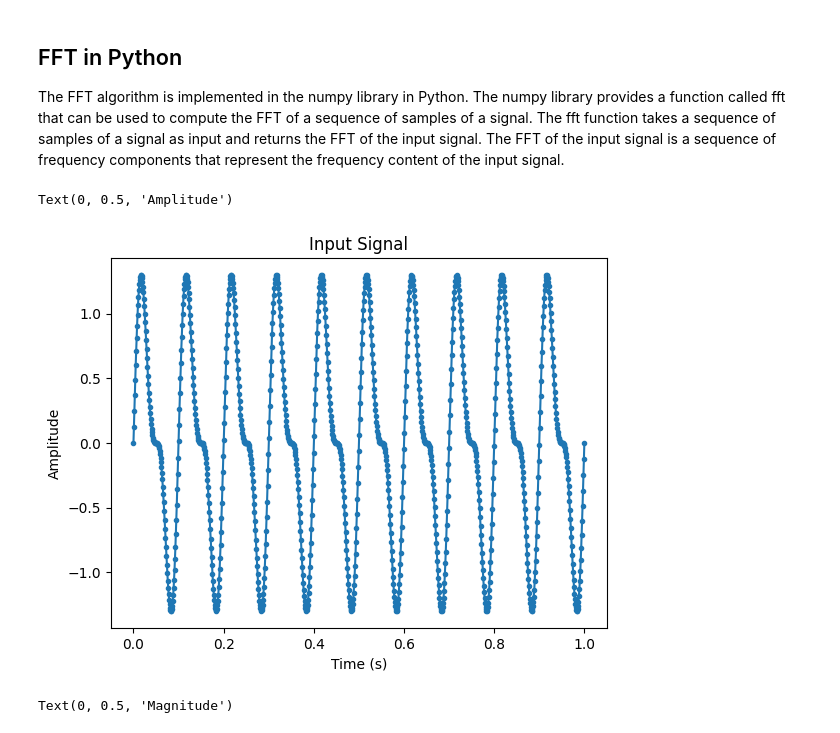
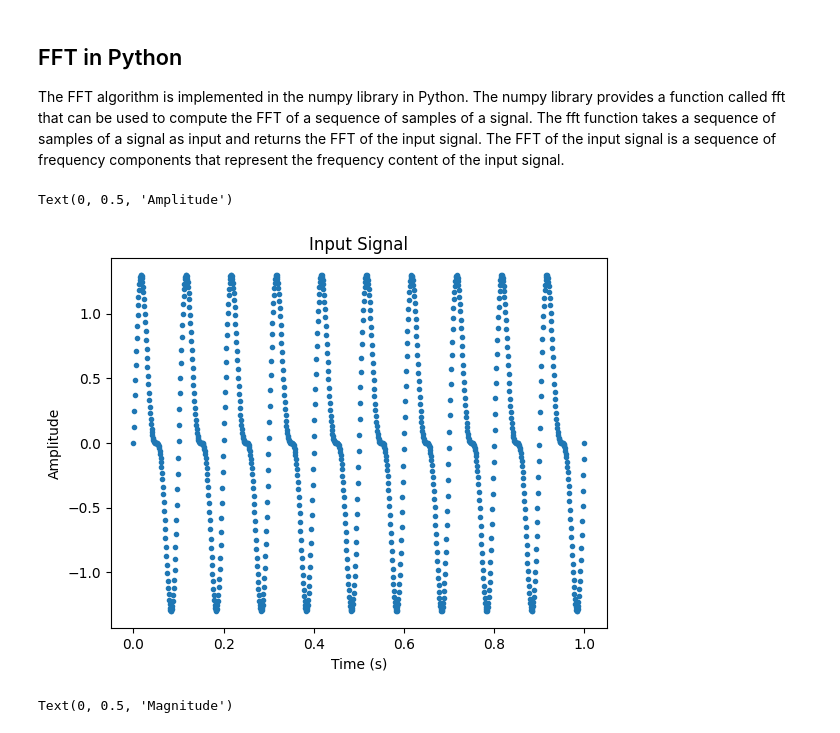
Before and after one commit to brash99/phys340, a Jupyter notebook: JupyterNotebooks/Fourier_Series/FourierTransform.ipynb, the cells around one changed output. Cells and saved outputs as stored; diff of their text form; code cells hidden in the pictures.

```diff
--- a/JupyterNotebooks/Fourier_Series/FourierTransform.ipynb
+++ b/JupyterNotebooks/Fourier_Series/FourierTransform.ipynb
@@ -25,34 +25,34 @@ The FFT algorithm is implemented in the numpy library in Python. The numpy libra
 # %%
 import numpy as np
 import matplotlib.pyplot as plt
 
 # Generate a sequence of samples of a signal
 # this is a sum of two sine waves with frequencies 10 Hz and 20 Hz
 # the sampling frequency is 1000 Hz
 # the signal has 1000 samples
 # the duration of the signal is 1 second
 # the amplitude of the sine waves is 1 and 0.5, respectively
 #
 # the Nyquist frequency is 500 Hz
 # the frequency resolution is 1 Hz
 #
 # the FFT of the signal SHOULD, therefore, have 500 frequency components
 # the frequency range of the FFT will be from 0 Hz to 500 Hz
 # the magnitude of the FFT will represent the amplitude of the frequency components
 #
 N = 1000
 t = np.linspace(0, 1, N)
 x = np.sin(2 * np.pi * 10 * t) + 0.5 * np.sin(2 * np.pi * 20 * t)
 
 # Plot the input signal
 plt.figure()
-plt.plot(t, x, '.-')
+plt.plot(t, x, '.')
 plt.title('Input Signal')
 plt.xlabel('Time (s)')
 plt.ylabel('Amplitude')
 # %% [output]
 Text(0, 0.5, 'Amplitude')
-[figure, old version]
+[figure, new version]
 # %%
 # Compute the FFT of the input signal
 #
```
Also changed, not shown: parts of 2 cells of this notebook.
